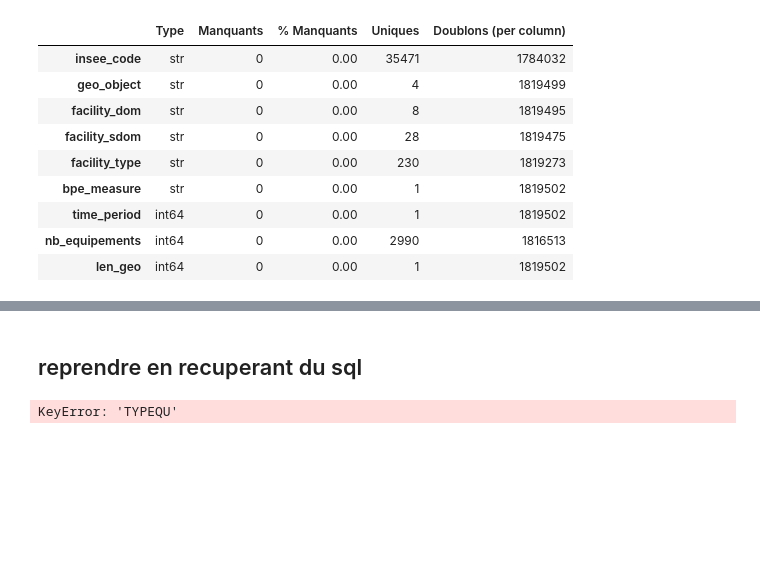
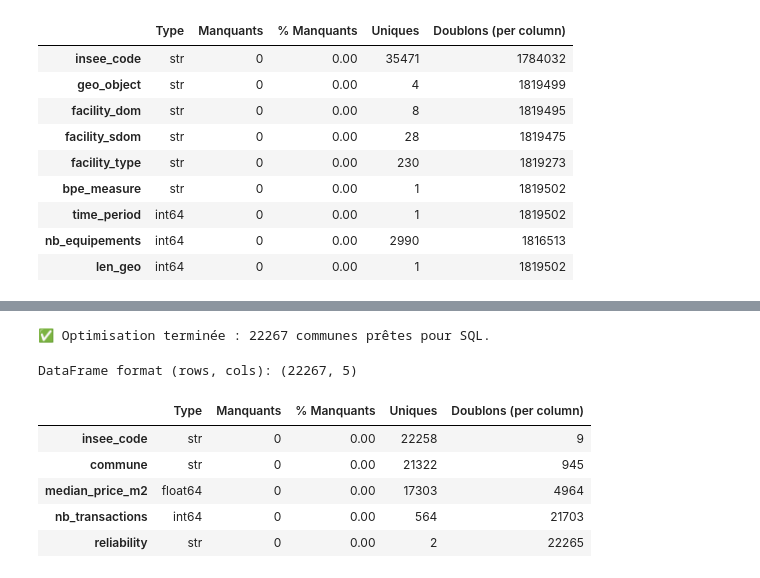
Before and after one commit to VeroniqueFanchonna/Final_project, a Jupyter notebook: notebooks/01_market_analysis_and_solvency_scoping.ipynb, the cells around one changed output, grey strips where cells are left out. Saved outputs shown, nothing was run; the diff lists cells and outputs as text; code cells hidden in the pictures; blank space fills up the shorter version.

```diff
--- a/notebooks/01_market_analysis_and_solvency_scoping.ipynb
+++ b/notebooks/01_market_analysis_and_solvency_scoping.ipynb
@@ -1038,51 +945,29 @@ clean_column_names(df_bpe_commune)
-# %% [markdown]
-## reprendre en recuperant du sql
-# %%
-def map_bpe_fidele(code):
-    # 1. Santé / Health (D1 à D3 + liste spécifique D2xx et D3xx)
-
-    if code.startswith(('D201', 'D204', 'D231', 'D221', 'D202', 'D301', 'D307' )) :
-        return 'Sante_Health'
-
-    # 2. Education (C1, C2 uniquement : Maternelle et Primaire)
-    if code.startswith(('C1', 'C2', 'C201')):
-        return 'Education'
-
-    # 3. Emploi
-    if code in ['A122', 'A503']:
-        return 'Emploi_Employment'
-
-    # 4. Transport (E101, 102, 107, 108, 109 )
-    if code in ['E101', 'E107', 'E108', 'E109']:
-        return 'Transport'
-
-    # 5a. Daily Commerce: (B201 à B210)
-    if code.startswith('B2') and code <= 'B210':
-        return 'Commerce_Proximite'
-
-    # 5b. Large retail stores
-    if code in ['B104', 'B105']:
-        return 'Grandes_Surfaces'
-
-    # 6. Admin Services
-    if code.startswith(('A1', 'A2')) or code in ['A128','A129','A130','A131','A132']:
-        return 'Admin_Services'
-
-    # 7. Social Services
-    if code.startswith('D7'):
-        return 'Social_Services'
-
-    # 8. Practical Services
-    if code.startswith(('A3', 'A4', 'A5')):
-        return 'Practical_Services'
-
-    return 'Divers_Other'
-
-# 2. Apply the mapping to the dataframe
-df_bpe['categorie'] = df_bpe['TYPEQU'].apply(map_bpe_fidele)
-
-# 3. Quick check of the new categories
-print("✅ Categorization complete. New 'categorie' column added.")
-print(df_bpe['categorie'].value_counts())
-# %% [output]
-KeyError: 'TYPEQU'
+# %%
+# On réduit les millions de lignes en 35 000 points (1 par commune)
+# On utilise la médiane pour éviter l'influence des prix extrêmes
+df_sql_ready = df_dvf_final.groupby(['insee_code', 'commune']).agg({
+    'median_price_m2': 'median',
+    'nb_transactions': 'sum'
+}).reset_index()
+
+# Feature Engineering : Indicateur de fiabilité du marché
+df_sql_ready['reliability'] = df_sql_ready['nb_transactions'].apply(
+    lambda x: 'High' if x >= 10 else 'Low'
+)
+
+# Envoi de la table propre et légère vers SQL
+df_sql_ready.to_sql('dvf_aggregated_db', con=engine, if_exists='replace', index=False)
+
+print(f"✅ Optimisation terminée : {len(df_sql_ready)} communes prêtes pour SQL.")
+# %% [output]
+✅ Optimisation terminée : 22267 communes prêtes pour SQL.
+# %%
+check_data_quality(df_sql_ready)
+# %% [output]
+DataFrame format (rows, cols): (22267, 5)
+|  | Type | Manquants | % Manquants | Uniques | Doublons (per column) |
+| insee_code | str | 0 | 0.00 | 22258 | 9 |
+| commune | str | 0 | 0.00 | 21322 | 945 |
+| median_price_m2 | float64 | 0 | 0.00 | 17303 | 4964 |
+| nb_transactions | int64 | 0 | 0.00 | 564 | 21703 |
+| reliability | str | 0 | 0.00 | 2 | 22265 |
```
Also changed, not shown: parts of 40 cells of this notebook, 17 other files.
